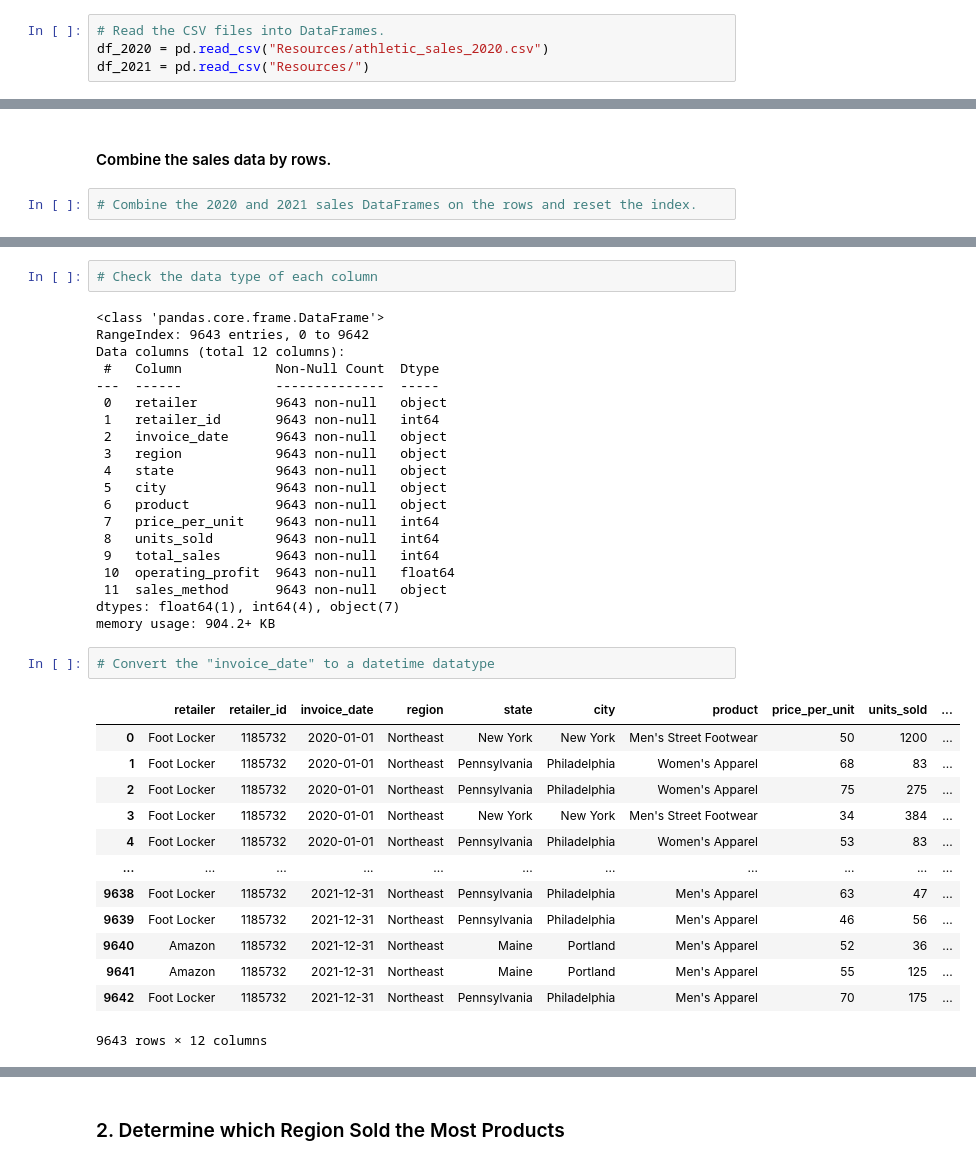
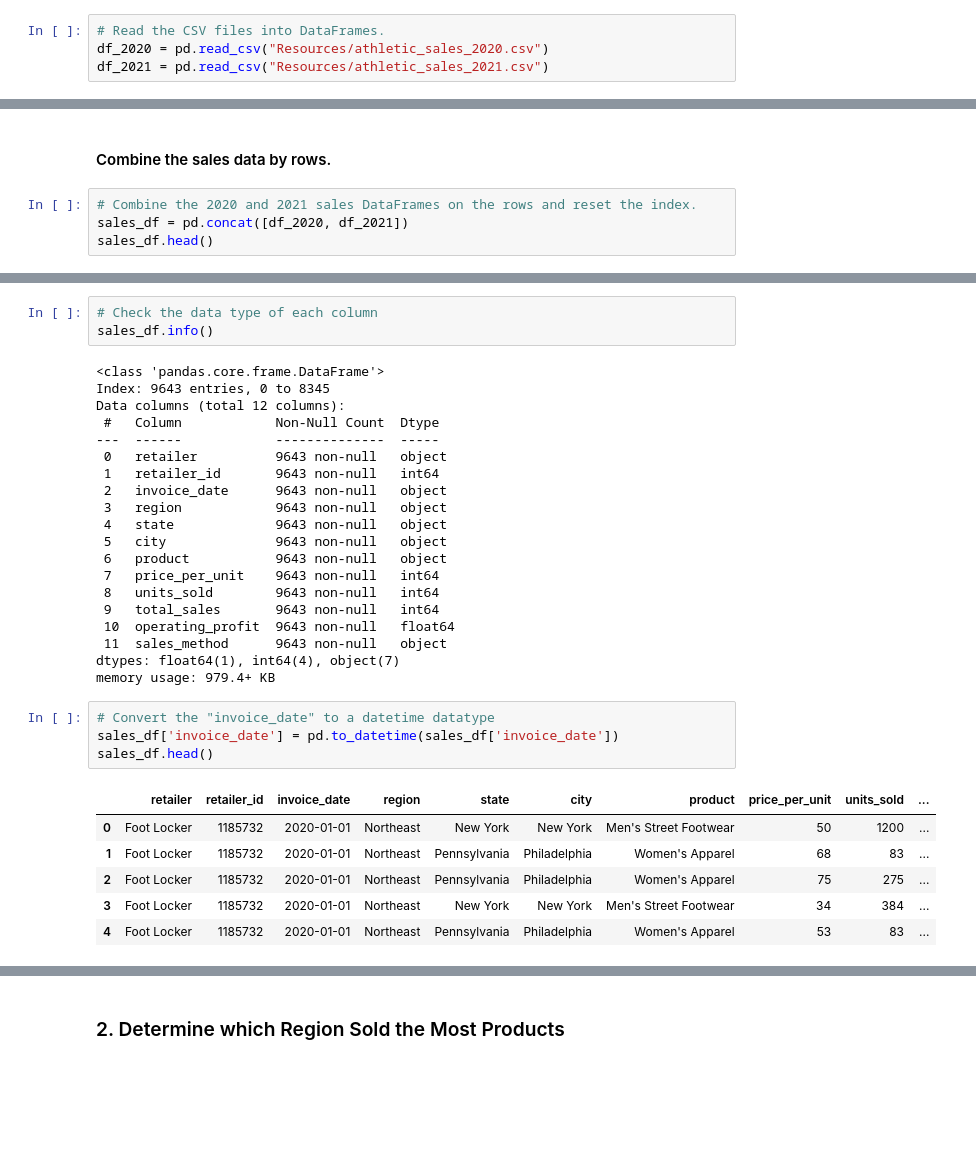
Before and after one commit to tmmitch25/CryptoClustering, a Jupyter notebook: Desktop/AI Homework/Module5_Code/athletic_sales_analysis.ipynb, the cells around one changed output, grey strips where cells are left out. Drawn from its saved outputs; the diff is of its cells as text; blank space fills up the shorter version.

```diff
--- a/Desktop/AI Homework/Module5_Code/athletic_sales_analysis.ipynb
+++ b/Desktop/AI Homework/Module5_Code/athletic_sales_analysis.ipynb
@@ -7,6 +7,6 @@ import pandas as pd
 # %%
 # Read the CSV files into DataFrames.
 df_2020 = pd.read_csv("Resources/athletic_sales_2020.csv")
-df_2021 = pd.read_csv("Resources/")
+df_2021 = pd.read_csv("Resources/athletic_sales_2021.csv")
 # %%
 # Display the 2020 sales DataFrame
@@ -90,6 +94,8 @@ memory usage: 782.6+ KB
 #### Combine the sales data by rows.
 # %%
 # Combine the 2020 and 2021 sales DataFrames on the rows and reset the index.
+sales_df = pd.concat([df_2020, df_2021])
+sales_df.head()
 # %% [output]
 |  | retailer | retailer_id | invoice_date | region | state | city | product | price_per_unit | units_sold | ... |
 | 0 | Foot Locker | 1185732 | 1/1/20 | Northeast | New York | New York | Men's Street Footwear | 50 | 1200 | ... |
@@ -122,9 +122,10 @@ sales_method        0
 dtype: int64
 # %%
 # Check the data type of each column
+sales_df.info()
 # %% [output]
 <class 'pandas.core.frame.DataFrame'>
-RangeIndex: 9643 entries, 0 to 9642
+Index: 9643 entries, 0 to 8345
 Data columns (total 12 columns):
  #   Column            Non-Null Count  Dtype
 ---  ------            --------------  -----
@@ -141,22 +142,17 @@ Data columns (total 12 columns):
  10  operating_profit  9643 non-null   float64
  11  sales_method      9643 non-null   object
 dtypes: float64(1), int64(4), object(7)
-memory usage: 904.2+ KB
+memory usage: 979.4+ KB
 # %%
 # Convert the "invoice_date" to a datetime datatype
+sales_df['invoice_date'] = pd.to_datetime(sales_df['invoice_date'])
+sales_df.head()
 # %% [output]
 |  | retailer | retailer_id | invoice_date | region | state | city | product | price_per_unit | units_sold | ... |
 | 0 | Foot Locker | 1185732 | 2020-01-01 | Northeast | New York | New York | Men's Street Footwear | 50 | 1200 | ... |
 | 1 | Foot Locker | 1185732 | 2020-01-01 | Northeast | Pennsylvania | Philadelphia | Women's Apparel | 68 | 83 | ... |
 | 2 | Foot Locker | 1185732 | 2020-01-01 | Northeast | Pennsylvania | Philadelphia | Women's Apparel | 75 | 275 | ... |
 | 3 | Foot Locker | 1185732 | 2020-01-01 | Northeast | New York | New York | Men's Street Footwear | 34 | 384 | ... |
 | 4 | Foot Locker | 1185732 | 2020-01-01 | Northeast | Pennsylvania | Philadelphia | Women's Apparel | 53 | 83 | ... |
-| ... | ... | ... | ... | ... | ... | ... | ... | ... | ... | ... |
-| 9638 | Foot Locker | 1185732 | 2021-12-31 | Northeast | Pennsylvania | Philadelphia | Men's Apparel | 63 | 47 | ... |
-| 9639 | Foot Locker | 1185732 | 2021-12-31 | Northeast | Pennsylvania | Philadelphia | Men's Apparel | 46 | 56 | ... |
-| 9640 | Amazon | 1185732 | 2021-12-31 | Northeast | Maine | Portland | Men's Apparel | 52 | 36 | ... |
-| 9641 | Amazon | 1185732 | 2021-12-31 | Northeast | Maine | Portland | Men's Apparel | 55 | 125 | ... |
-| 9642 | Foot Locker | 1185732 | 2021-12-31 | Northeast | Pennsylvania | Philadelphia | Men's Apparel | 70 | 175 | ... |
-9643 rows × 12 columns
 # %%
 # Confirm that the "invoice_date" data type has been changed.
```
Also changed, not shown: parts of 19 cells of this notebook.
